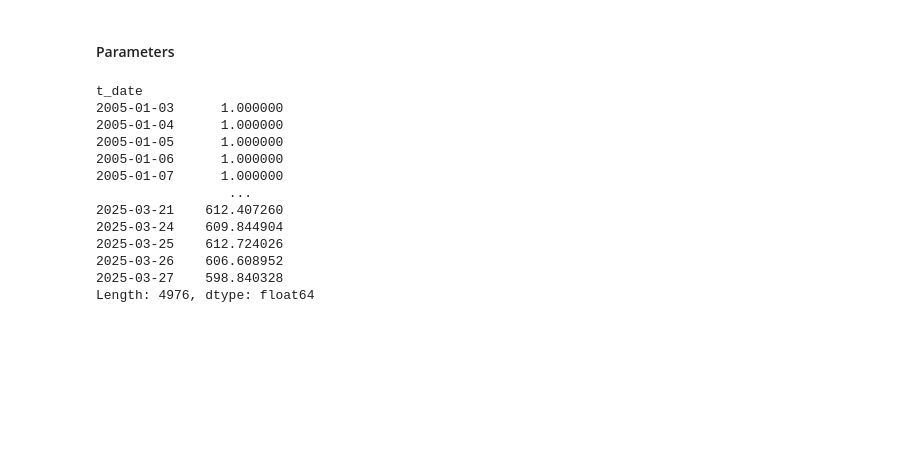
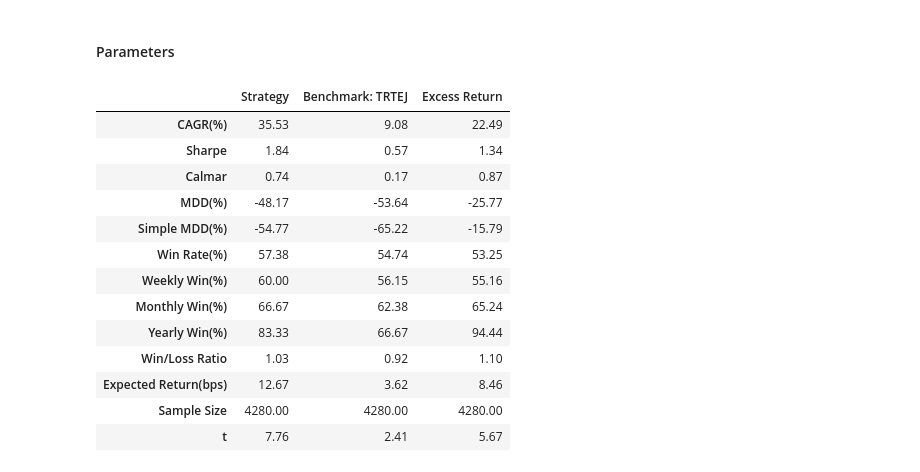
Before and after one commit to DeepLeek-quant/tw-3-factor, a Jupyter notebook: main.ipynb, the cells around one changed output. Cells and saved outputs as stored; diff of their text form; code cells hidden in the pictures; blank space fills up the shorter version.

```diff
--- a/main.ipynb
+++ b/main.ipynb
@@ -355,36 +145,2 @@ display(mtm_quantiles)
 # %% [markdown]
 #### Parameters
-# %%
-db = Data()
-ROE_Y = get_rank(db['常續ROE_YOY_DIFF'])
-MCAP_TO_REV = get_rank(db['營業收入']/db['個股市值(元)'])
-
-returns = db['報酬率']
-turnover = db['周轉率']
-days = 20
-FIP = get_rank(
-        get_factor(
-        returns.apply(lambda x: ((x>0).rolling(days).sum()))
-    ) -
-        get_factor(turnover.rolling(days).mean())
-)
-# %%
-improved_tw3factor = fast_backtesting(
-   get_rank(ROE_Y+MCAP_TO_REV+FIP)>=0.99, # 等權三因子
-   rebalance='MR',
-)
-(1+improved_tw3factor).cumprod() #.report
-# %% [output]
-t_date
-2005-01-03      1.000000
-2005-01-04      1.000000
-2005-01-05      1.000000
-2005-01-06      1.000000
-2005-01-07      1.000000
-                 ...
-2025-03-21    612.407260
-2025-03-24    609.844904
-2025-03-25    612.724026
-2025-03-26    606.608952
-2025-03-27    598.840328
-Length: 4976, dtype: float64
@@ -394,0 +147,29 @@ Databank().update_processed_data(tej_dataset=d)
+# %%
+ROE_Y = (data['常續ROE']-data['常續ROE_lag4']).to_rank()
+MCAP_TO_REV = (data['個股市值(元)']/data['營業收入']*-1).to_rank()
+FIP = (
+    returns.apply(lambda x: ((x>0).rolling(days).sum())).to_factor() -
+    turnover.rolling(days).mean().to_factor()
+).to_rank()
+TW3F = (ROE_Y+MCAP_TO_REV+FIP).to_rank()
+tw3f_report2 = backtesting(
+   TW3F>=0.99, # 等權三因子
+   rebalance='QR',
+   start=2008,
+   report=True,
+)
+# %% [output]
+|  | Strategy | Benchmark: TRTEJ | Excess Return |
+| CAGR(%) | 35.53 | 9.08 | 22.49 |
+| Sharpe | 1.84 | 0.57 | 1.34 |
+| Calmar | 0.74 | 0.17 | 0.87 |
+| MDD(%) | -48.17 | -53.64 | -25.77 |
+| Simple MDD(%) | -54.77 | -65.22 | -15.79 |
+| Win Rate(%) | 57.38 | 54.74 | 53.25 |
+| Weekly Win(%) | 60.00 | 56.15 | 55.16 |
+| Monthly Win(%) | 66.67 | 62.38 | 65.24 |
+| Yearly Win(%) | 83.33 | 66.67 | 94.44 |
+| Win/Loss Ratio | 1.03 | 0.92 | 1.10 |
+| Expected Return(bps) | 12.67 | 3.62 | 8.46 |
+| Sample Size | 4280.00 | 4280.00 | 4280.00 |
+| t | 7.76 | 2.41 | 5.67 |
```
Also changed, not shown: parts of 19 cells of this notebook, 16 other files.
